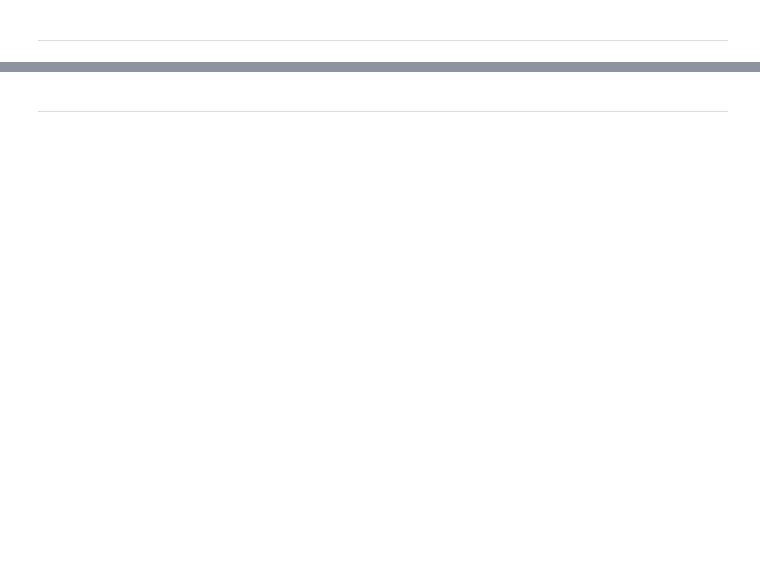
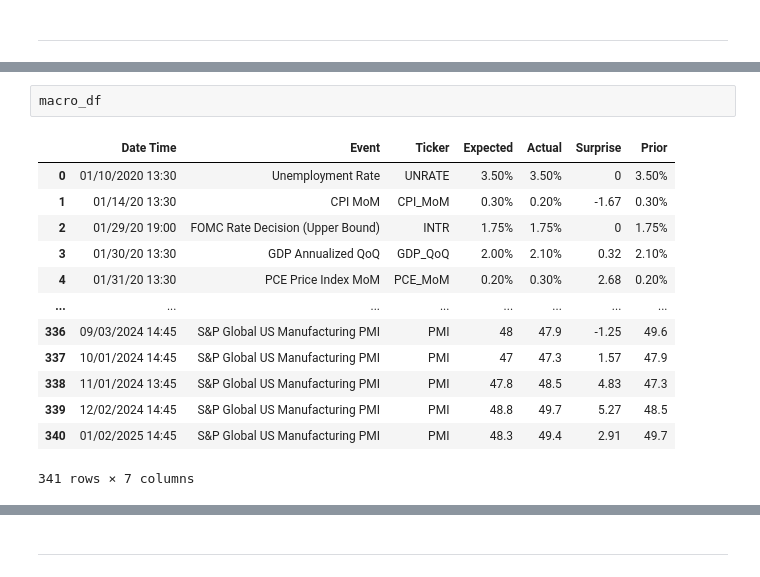
Before and after one commit to Modi1997/FX-HFT-Effects-on-US-Macro-Data, a Jupyter notebook: FX HFT Effects on US Macroeconomic Data Releases.ipynb, the cells around one changed output, grey strips where cells are left out. Saved outputs shown, nothing was run; the diff lists cells and outputs as text; blank space fills up the shorter version.

```diff
--- a/FX HFT Effects on US Macroeconomic Data Releases.ipynb
+++ b/FX HFT Effects on US Macroeconomic Data Releases.ipynb
@@ -196,0 +213,16 @@ def fetch_fred_data(indicator, start_date, end_date, api_key = "134a864b086b836a
+# %%
+macro_df
+# %% [output]
+|  | Date Time | Event | Ticker | Expected | Actual | Surprise | Prior |
+| 0 | 01/10/2020 13:30 | Unemployment Rate | UNRATE | 3.50% | 3.50% | 0 | 3.50% |
+| 1 | 01/14/20 13:30 | CPI MoM | CPI_MoM | 0.30% | 0.20% | -1.67 | 0.30% |
+| 2 | 01/29/20 19:00 | FOMC Rate Decision (Upper Bound) | INTR | 1.75% | 1.75% | 0 | 1.75% |
+| 3 | 01/30/20 13:30 | GDP Annualized QoQ | GDP_QoQ | 2.00% | 2.10% | 0.32 | 2.10% |
+| 4 | 01/31/20 13:30 | PCE Price Index MoM | PCE_MoM | 0.20% | 0.30% | 2.68 | 0.20% |
+| ... | ... | ... | ... | ... | ... | ... | ... |
+| 336 | 09/03/2024 14:45 | S&P Global US Manufacturing PMI | PMI | 48 | 47.9 | -1.25 | 49.6 |
+| 337 | 10/01/2024 14:45 | S&P Global US Manufacturing PMI | PMI | 47 | 47.3 | 1.57 | 47.9 |
+| 338 | 11/01/2024 13:45 | S&P Global US Manufacturing PMI | PMI | 47.8 | 48.5 | 4.83 | 47.3 |
+| 339 | 12/02/2024 14:45 | S&P Global US Manufacturing PMI | PMI | 48.8 | 49.7 | 5.27 | 48.5 |
+| 340 | 01/02/2025 14:45 | S&P Global US Manufacturing PMI | PMI | 48.3 | 49.4 | 2.91 | 49.7 |
+341 rows × 7 columns
```
Also changed, not shown: parts of 16 cells of this notebook, 1 other file.
